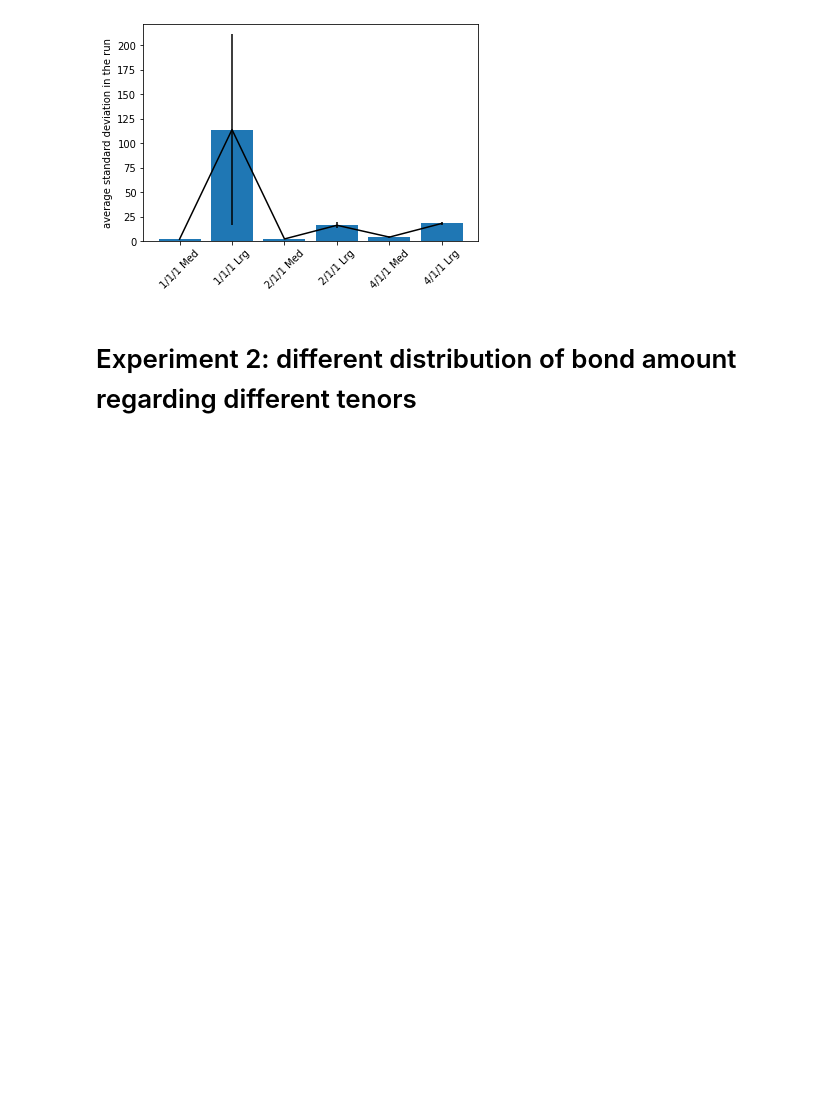
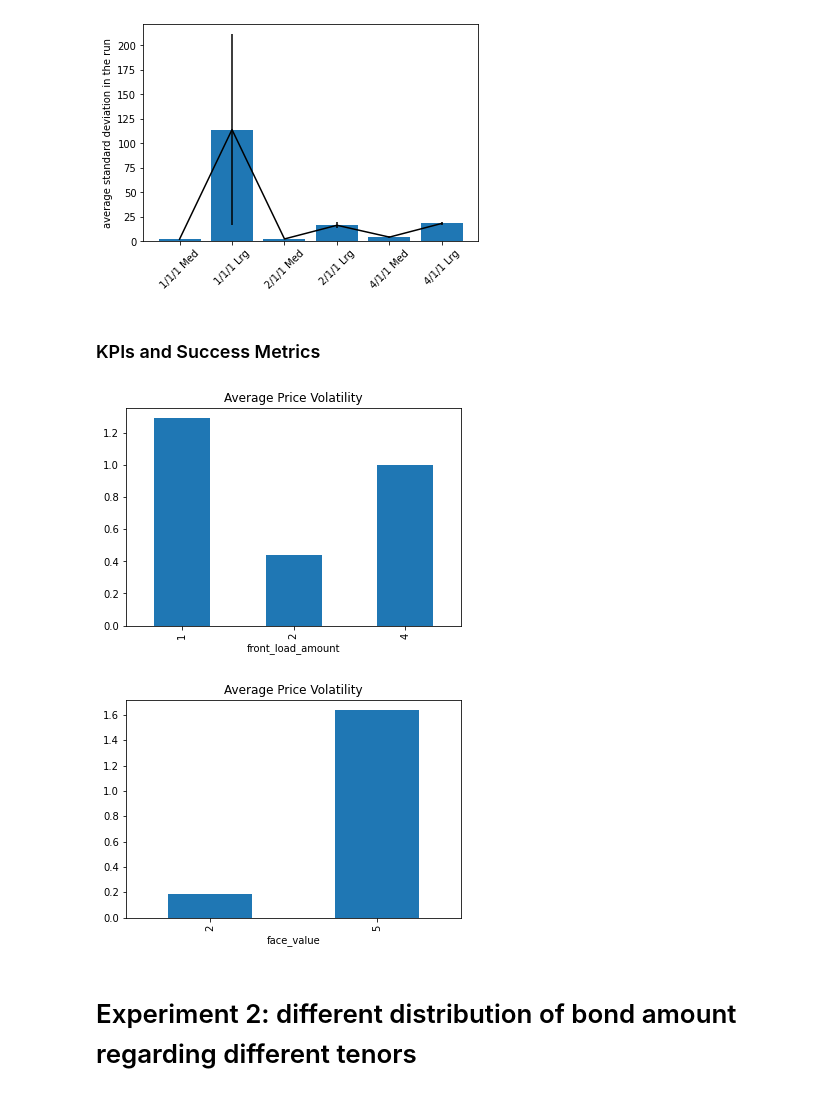
Before and after one commit to OlympusDAO/olympus-digital-twin, a Jupyter notebook: ohmbond_research.ipynb, the cells around one changed output. Cells and saved outputs as stored; diff of their text form; code cells hidden in the pictures; blank space fills up the shorter version.

```diff
--- a/ohmbond_research.ipynb
+++ b/ohmbond_research.ipynb
@@ -149,6 +154,33 @@ from model.utility.visualization import plot_price_standard_deviation
 plot_price_standard_deviation(df1)
 # %% [output]
 [figure]
+# %% [markdown]
+### KPIs and Success Metrics
+# %%
+df1["bond_schedule_name"] = df1["bond_schedule_name"].fillna(method='bfill')
+
+# Get the amount that front loading was favored
+df1["front_load_amount"] = df1["bond_schedule_name"].apply(lambda x: int(x.split("/")[0]))
+
+# Get face value in e6 terms
+df1["face_value"] = df1["bond_schedule_name"].apply(lambda x: x.split(" ")[-1]).map({"Med": 2,
+                                                                "Lrg": 5})
+# %%
+std = df1.groupby("unique_id").apply(lambda x: x['price'].pct_change().std())
+std.name = "price_volatility"
+descriptors = df1.groupby("unique_id")[['front_load_amount',
+ 'face_value',]].last()
+kpis = pd.concat([std, descriptors], axis=1)
+# %%
+kpis.groupby("front_load_amount")['price_volatility'].mean().plot(kind='bar')
+plt.title("Average Price Volatility")
+plt.show()
+kpis.groupby("face_value")['price_volatility'].mean().plot(kind='bar')
+plt.title("Average Price Volatility")
+plt.show()
+# %% [output]
+[figure, added]
+[figure, added]
 # %% [markdown]
 # Experiment 2: different distribution of bond amount regarding different tenors
 # %%
```
Also changed, not shown: parts of 2 cells of this notebook.
